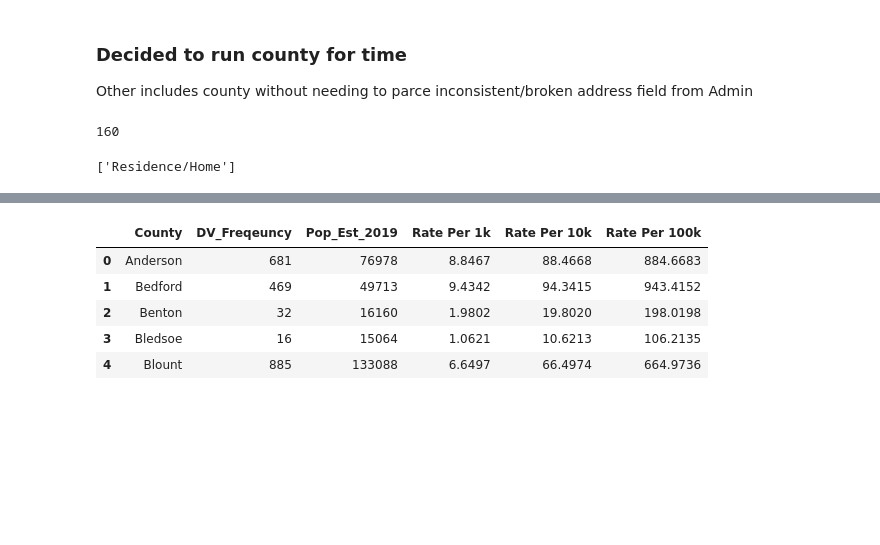
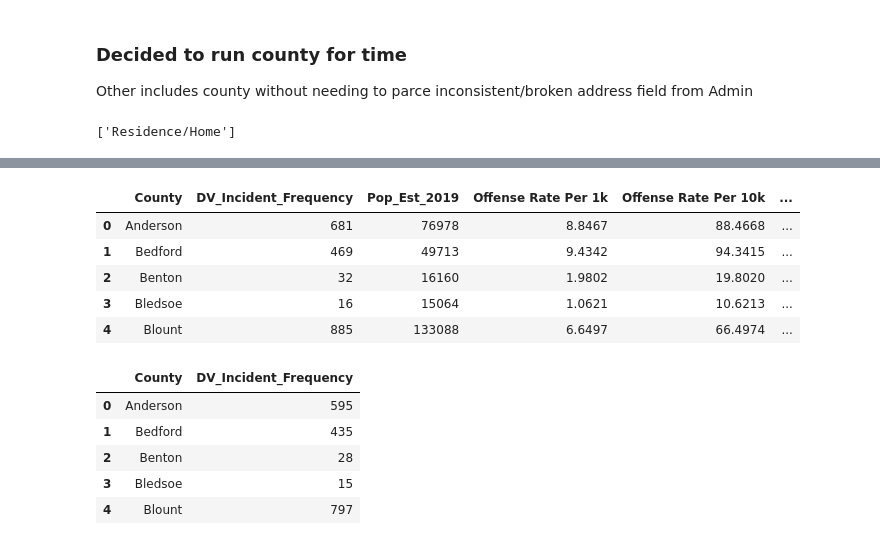
Before and after one commit to AlexMurphy-MTSU/Bureau_Analysis, a Jupyter notebook: Workspace/mart2_working.ipynb, the cells around one changed output, grey strips where cells are left out. Cells and saved outputs as stored; diff of their text form; code cells hidden in the pictures; blank space fills up the shorter version.

Commit message:
Visuals added for Mart 2. Status is ready.

```diff
--- a/Workspace/mart2_working.ipynb
+++ b/Workspace/mart2_working.ipynb
@@ -47,7 +47,8 @@ def mult_pri_local(key, list_of_locations):
     # number of times to duplicate entries, but not the weights (for Rates)
     n = len(list_of_locations)
     for i in range(n):
-        mart2_dict['Incident_Key'].append(key)
+        if i > 0:
+            mart2_dict['Incident_Key'].append(key)
         mart2_dict['Incident_Date'].append(dt)
         mart2_dict['County'].append(county)
         if i == 0:
@@ -84,10 +85,6 @@ for key in list(admin_df.Incident_Key):
 
     # append to dictionary
     mult_pri_local(key,pri_loc)
-
-print(i)
-# %% [output]
-160
 # %%
 locat_df.loc[locat_df.Incident_Key == 'TN0410000<>20010101-133<>01/01/20']['Primary Location Type'].unique().tolist()
 # %% [output]
@@ -106,16 +105,29 @@ mart2_df.head()
 # %%
 by_county = mart2_df.groupby(['County']).sum()
 by_county.reset_index(drop=False, inplace=True)
-by_county.rename({'Weight':'DV_Freqeuncy'}, axis=1, inplace=True)
+by_county.rename({'Weight':'DV_Incident_Frequency'}, axis=1, inplace=True)
 by_county['Pop_Est_2019'] = census['2019 Estimate']
-by_county['Rate Per 1k'] = round(by_county.DV_Freqeuncy / by_county.Pop_Est_2019 * 1000, 4)
-by_county['Rate Per 10k'] = round(by_county.DV_Freqeuncy / by_county.Pop_Est_2019 * 10000, 4)
-by_county['Rate Per 100k'] = round(by_county.DV_Freqeuncy / by_county.Pop_Est_2019 * 100000, 4)
+by_county['Offense Rate Per 1k'] = round(by_county.DV_Incident_Frequency / by_county.Pop_Est_2019 * 1000, 4)
+by_county['Offense Rate Per 10k'] = round(by_county.DV_Incident_Frequency / by_county.Pop_Est_2019 * 10000, 4)
+by_county['Offense Rate Per 100k'] = round(by_county.DV_Incident_Frequency / by_county.Pop_Est_2019 * 100000, 4)
 by_county.head()
 # %% [output]
-|  | County | DV_Freqeuncy | Pop_Est_2019 | Rate Per 1k | Rate Per 10k | Rate Per 100k |
-| 0 | Anderson | 681 | 76978 | 8.8467 | 88.4668 | 884.6683 |
-| 1 | Bedford | 469 | 49713 | 9.4342 | 94.3415 | 943.4152 |
-| 2 | Benton | 32 | 16160 | 1.9802 | 19.8020 | 198.0198 |
-| 3 | Bledsoe | 16 | 15064 | 1.0621 | 10.6213 | 106.2135 |
-| 4 | Blount | 885 | 133088 | 6.6497 | 66.4974 | 664.9736 |
+|  | County | DV_Incident_Frequency | Pop_Est_2019 | Offense Rate Per 1k | Offense Rate Per 10k | ... |
+| 0 | Anderson | 681 | 76978 | 8.8467 | 88.4668 | ... |
+| 1 | Bedford | 469 | 49713 | 9.4342 | 94.3415 | ... |
+| 2 | Benton | 32 | 16160 | 1.9802 | 19.8020 | ... |
+| 3 | Bledsoe | 16 | 15064 | 1.0621 | 10.6213 | ... |
+| 4 | Blount | 885 | 133088 | 6.6497 | 66.4974 | ... |
+# %%
+by_county_count = mart2_df.groupby(['County']).count()
+by_county_count.reset_index(drop=False, inplace=True)
+by_county_count.rename({'Weight':'DV_Incident_Frequency'}, axis=1, inplace=True)
+by_county_count.drop(['Incident_Key','Incident_Date', 'Agency_Name', 'Primary_Location'], axis=1, inplace=True)
+by_county_count.head()
+# %% [output]
+|  | County | DV_Incident_Frequency |
+| 0 | Anderson | 595 |
+| 1 | Bedford | 435 |
+| 2 | Benton | 28 |
+| 3 | Bledsoe | 15 |
+| 4 | Blount | 797 |
```
Also changed, not shown: parts of 17 cells of this notebook, 3 other files.
